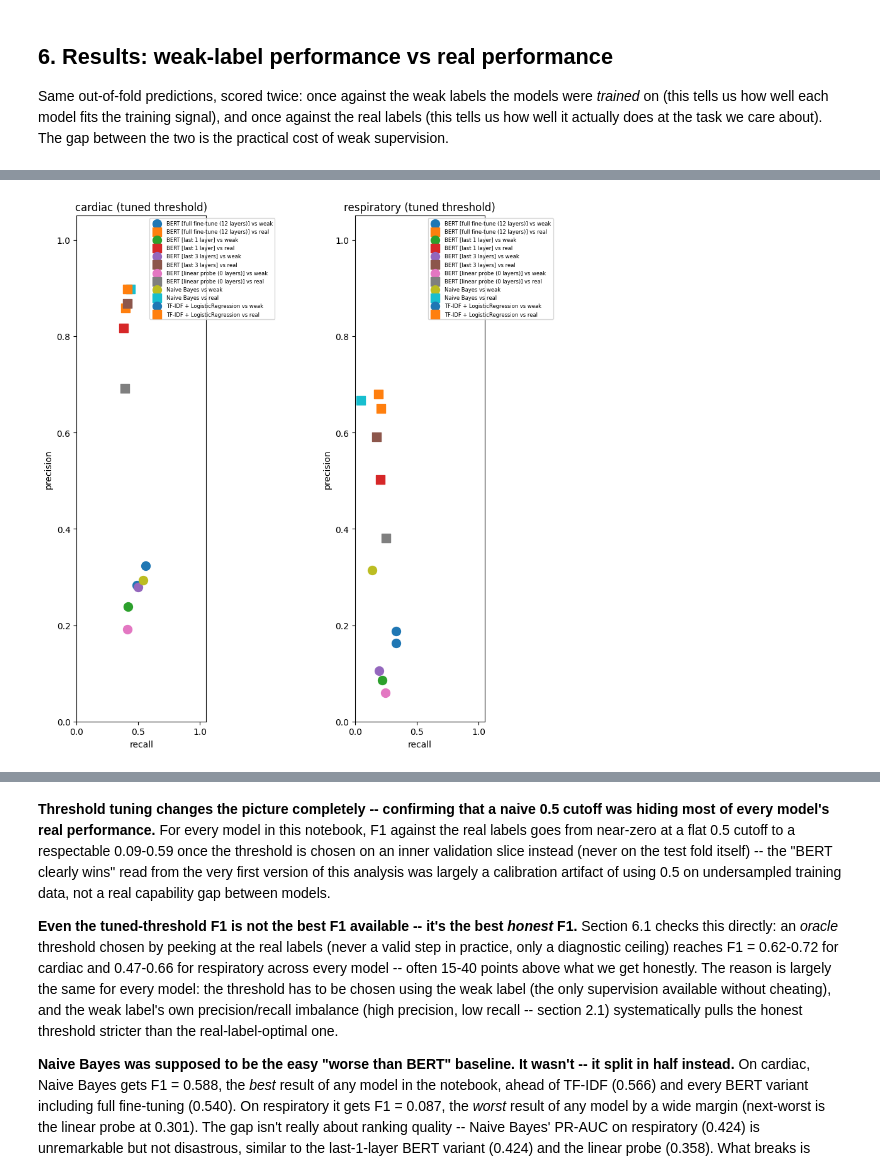
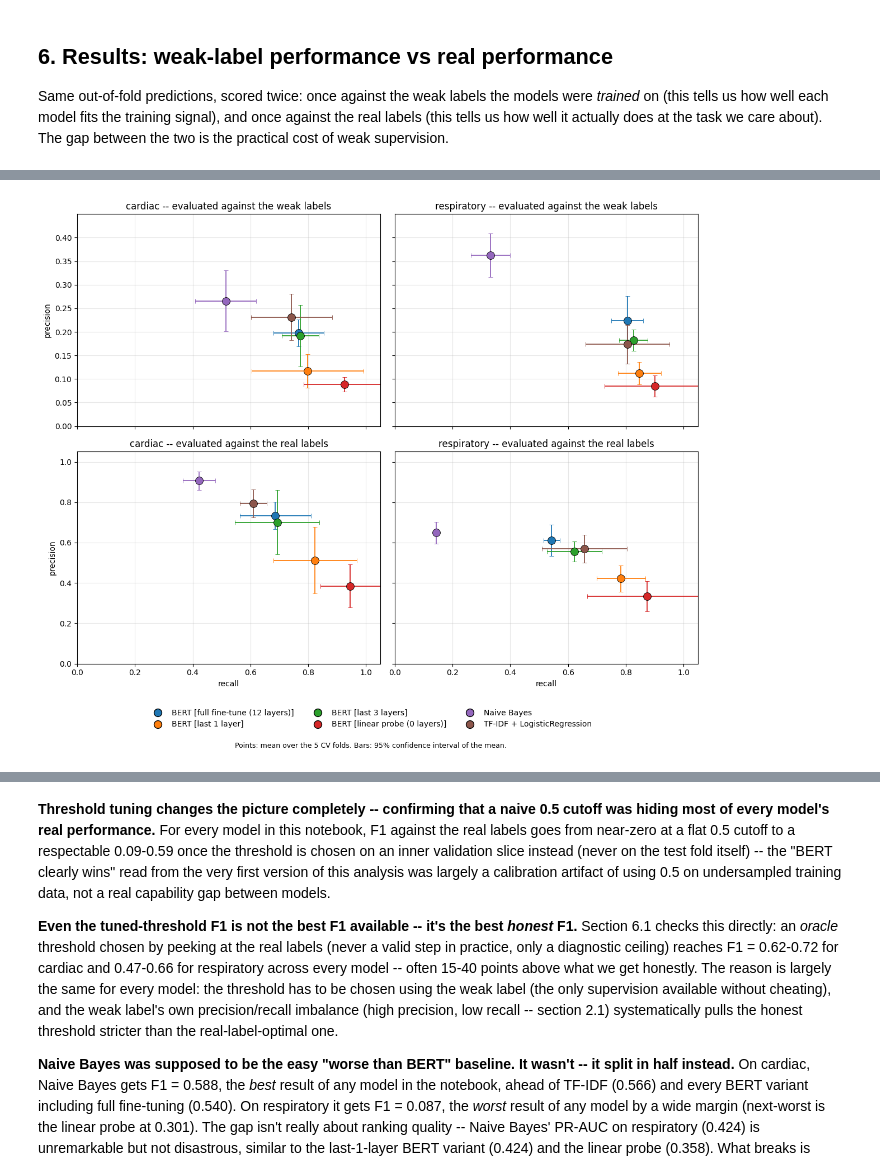
Before and after one commit to vittot/ISCB-NLP-Course-2026, a Jupyter notebook: notebooks/ex2_weak_supervision_classification.ipynb, the cells around one changed output, grey strips where cells are left out. Drawn from its saved outputs; the diff is of its cells as text; code cells hidden in the pictures.

```diff
--- a/notebooks/ex2_weak_supervision_classification.ipynb
+++ b/notebooks/ex2_weak_supervision_classification.ipynb
@@ -556,26 +779,53 @@ pd.DataFrame(oracle_rows).round(3)
-# %%
-# Plot the tuned-threshold rows only -- the fixed-0.5 rows are there in the table
-# above specifically to show how misleading they'd be to plot at face value.
-plot_data = results[results["threshold"] == "tuned_per_fold"]
-
-fig, axes = plt.subplots(1, 2, figsize=(9, 9))
-for ax, task in zip(axes, ["cardiac", "respiratory"]):
-    sub = plot_data[plot_data["task"] == task]
-    for model_name in sub["model"].unique():
-        for label_type, marker in [("weak", "o"), ("real", "s")]:
-            row = sub[(sub["model"] == model_name) & (sub["evaluated_against"] == label_type)]
-            ax.scatter(row["recall"], row["precision"], marker=marker, s=100,
-                       label=f"{model_name} vs {label_type}")
-    ax.set_xlabel("recall")
-    ax.set_ylabel("precision")
-    ax.set_title(f"{task} (tuned threshold)")
-    ax.set_xlim(0, 1.05)
-    ax.set_ylim(0, 1.05)
-    ax.legend(fontsize=6, loc="upper right", bbox_to_anchor=(1.55, 1.0))
-plt.tight_layout()
-plt.show()
-# %% [output]
-[figure, removed]
+# %%
+# Plot the tuned-threshold rows only -- the fixed-0.5 rows are there in the table
+# above specifically to show how misleading they'd be to plot at face value.
+from scipy import stats
+
+plot_data = results[results["threshold"] == "tuned_per_fold"]
+
+model_names = list(plot_data["model"].unique())
+colors = {name: plt.cm.tab10(i) for i, name in enumerate(model_names)}
+
+# 95% confidence interval of the mean over the CV folds, from the per-fold standard deviations
+# (approximate: the folds share most of their training data, so they are not fully independent)
+t_crit = stats.t.ppf(0.975, df=N_SPLITS - 1)
+def ci95(std):
+    return t_crit * std / np.sqrt(N_SPLITS)
+
+# One panel per task (columns) and per label type (rows). The x axis is shared by all panels; the y axis
+# is shared within a row, and the weak row is zoomed in because precision against the weak labels is low.
+fig, axes = plt.subplots(2, 2, figsize=(12, 10), sharex=True, sharey="row")
+for row, label_type in enumerate(["weak", "real"]):
+    for col, task in enumerate(["cardiac", "respiratory"]):
+        ax = axes[row, col]
+        sub = plot_data[(plot_data["task"] == task) & (plot_data["evaluated_against"] == label_type)]
+        for _, r in sub.iterrows():
+            ax.errorbar(r["recall"], r["precision"], xerr=ci95(r["recall_std"]), yerr=ci95(r["precision_std"]),
+                        fmt="o", markersize=10, color=colors[r["model"]], markeredgecolor="black",
+                        markeredgewidth=0.6, elinewidth=1.3, capsize=3)
+        ax.set_title(f"{task} -- evaluated against the {label_type} labels")
+        ax.set_xlim(0, 1.05)
+        ax.grid(alpha=0.3)
+        if row == 1:
+            ax.set_xlabel("recall")
+        if col == 0:
+            ax.set_ylabel("precision")
+
+# y range: full scale for the real labels, zoomed on the data (with its error bars) for the weak labels
+weak_rows = plot_data[plot_data["evaluated_against"] == "weak"]
+weak_top = (weak_rows["precision"] + ci95(weak_rows["precision_std"])).max()
+axes[0, 0].set_ylim(0, min(1.05, weak_top * 1.1))
+axes[1, 0].set_ylim(0, 1.05)
+
+handles = [plt.Line2D([], [], marker="o", linestyle="", color=colors[name], markeredgecolor="black",
+                      markersize=10, label=name) for name in model_names]
+fig.legend(handles=handles, loc="lower center", bbox_to_anchor=(0.5, 0.03), ncol=3, fontsize=10, frameon=False)
+fig.text(0.5, 0.008, "Points: mean over the 5 CV folds. Bars: 95% confidence interval of the mean.",
+         ha="center", fontsize=9)
+plt.tight_layout(rect=[0, 0.10, 1, 1])
+plt.show()
+# %% [output]
+[figure, added]
 # %%
 # Focused comparison: does freezing more of BERT hurt real-label F1?
 variant_order = list(BERT_VARIANTS.keys())
```
Also changed, not shown: parts of 51 cells of this notebook, 9 other files.
